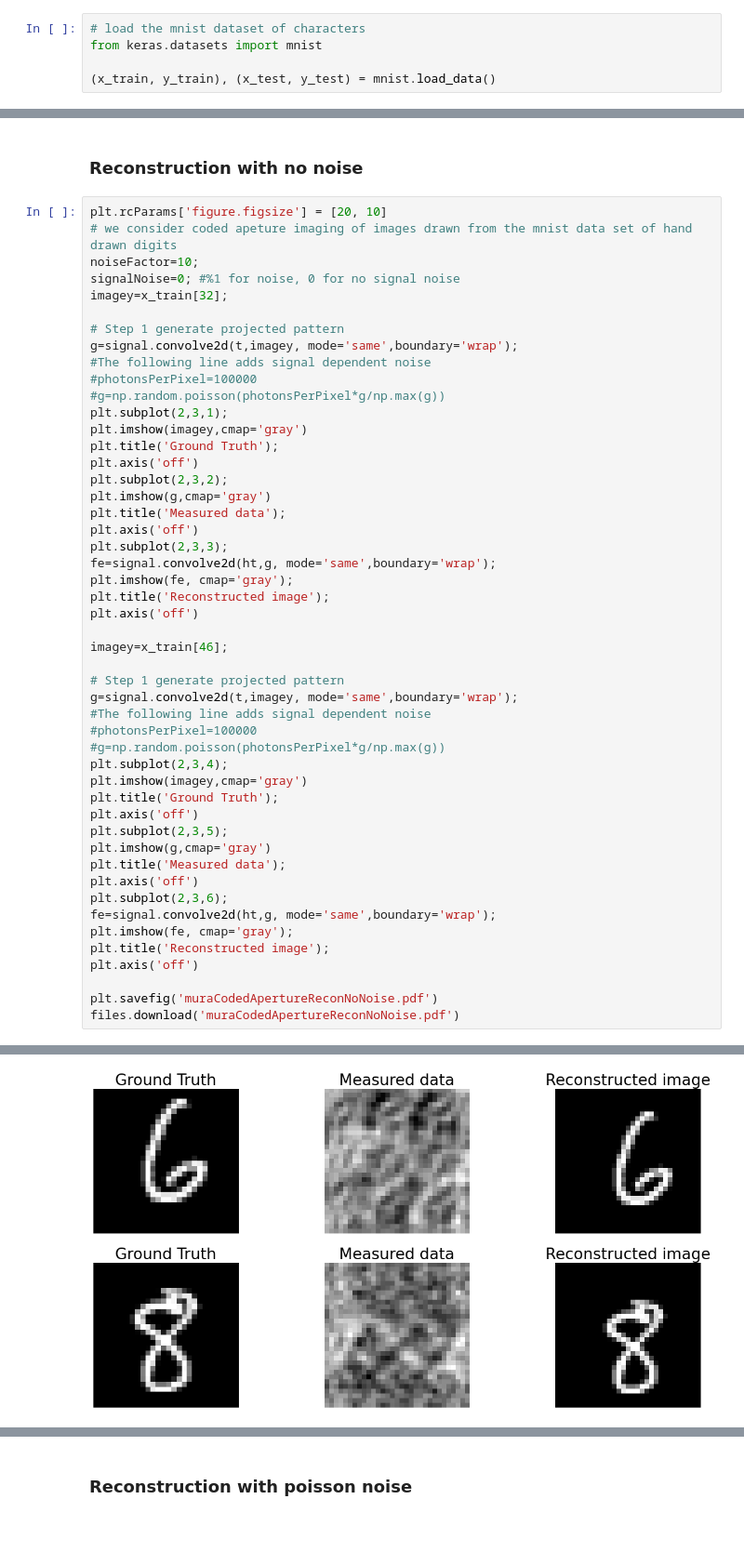
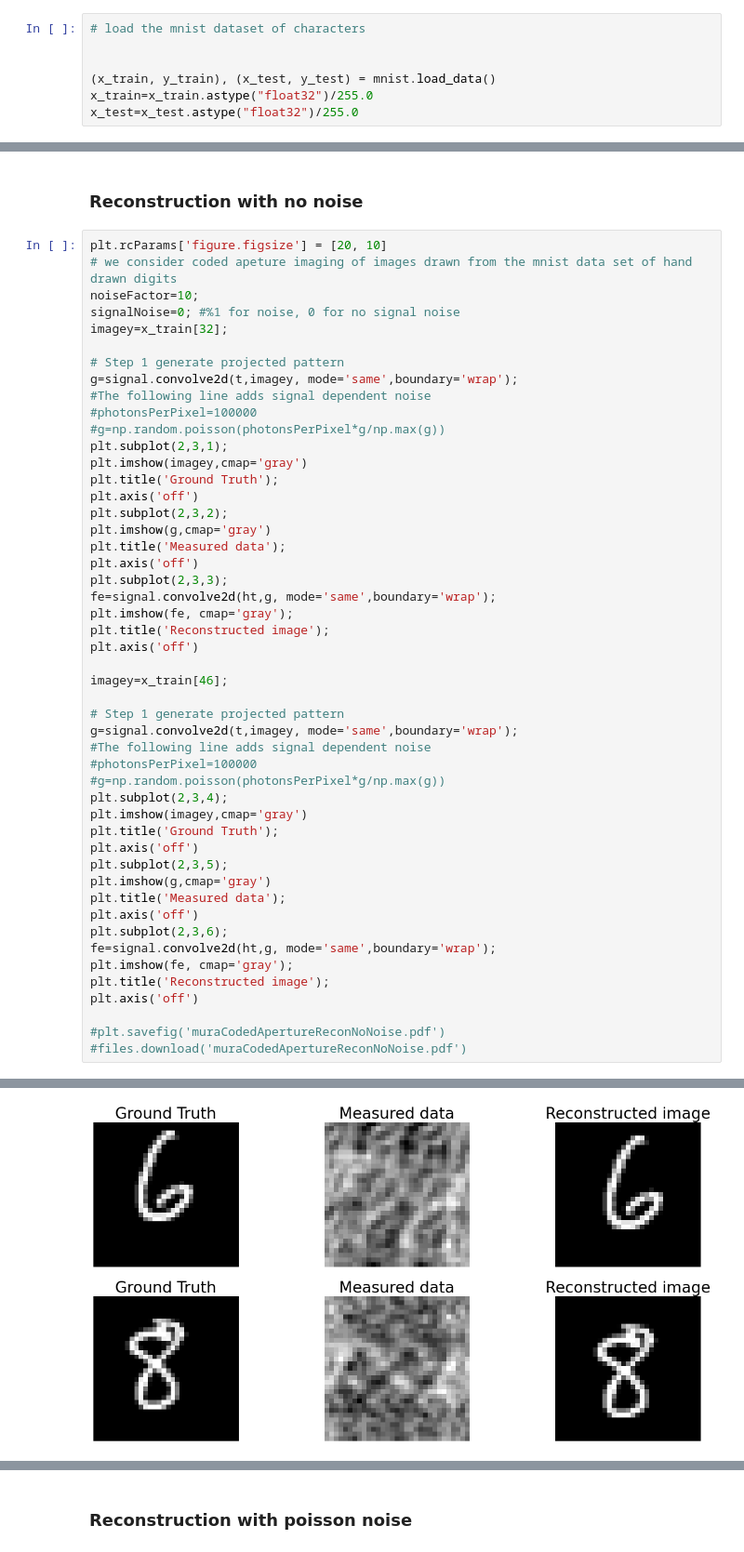
Before and after one commit to djbradyAtOpticalSciencesArizona/computationalImaging, a Jupyter notebook: rays/codeApertureImaging.ipynb, the cells around one changed output, grey strips where cells are left out. Shown at 93% size. Drawn from its saved outputs; the diff is of its cells as text.

```diff
--- a/rays/codeApertureImaging.ipynb
+++ b/rays/codeApertureImaging.ipynb
@@ -79,6 +104,8 @@ files.download('muraCodedApertureCorrelation.pdf')
 ## Measuring and reconstructing images
 # %%
 # load the mnist dataset of characters
-from keras.datasets import mnist
+
 
 (x_train, y_train), (x_test, y_test) = mnist.load_data()
+x_train=x_train.astype("float32")/255.0
+x_test=x_test.astype("float32")/255.0
@@ -116,33 +139,33 @@ plt.axis('off')
 plt.subplot(2,3,3);
 fe=signal.convolve2d(ht,g, mode='same',boundary='wrap');
 plt.imshow(fe, cmap='gray');
 plt.title('Reconstructed image');
 plt.axis('off')
 
 imagey=x_train[46];
 
 # Step 1 generate projected pattern
 g=signal.convolve2d(t,imagey, mode='same',boundary='wrap');
 #The following line adds signal dependent noise
 #photonsPerPixel=100000
 #g=np.random.poisson(photonsPerPixel*g/np.max(g))
 plt.subplot(2,3,4);
 plt.imshow(imagey,cmap='gray')
 plt.title('Ground Truth');
 plt.axis('off')
 plt.subplot(2,3,5);
 plt.imshow(g,cmap='gray')
 plt.title('Measured data');
 plt.axis('off')
 plt.subplot(2,3,6);
 fe=signal.convolve2d(ht,g, mode='same',boundary='wrap');
 plt.imshow(fe, cmap='gray');
 plt.title('Reconstructed image');
 plt.axis('off')
 
-plt.savefig('muraCodedApertureReconNoNoise.pdf')
-files.download('muraCodedApertureReconNoNoise.pdf')
+#plt.savefig('muraCodedApertureReconNoNoise.pdf')
+#files.download('muraCodedApertureReconNoNoise.pdf')
 # %% [output]
 [interactive output not drawn]
 [interactive output not drawn]
-[figure, old version]
+[figure, new version]
```
Also changed, not shown: parts of 23 cells of this notebook.
